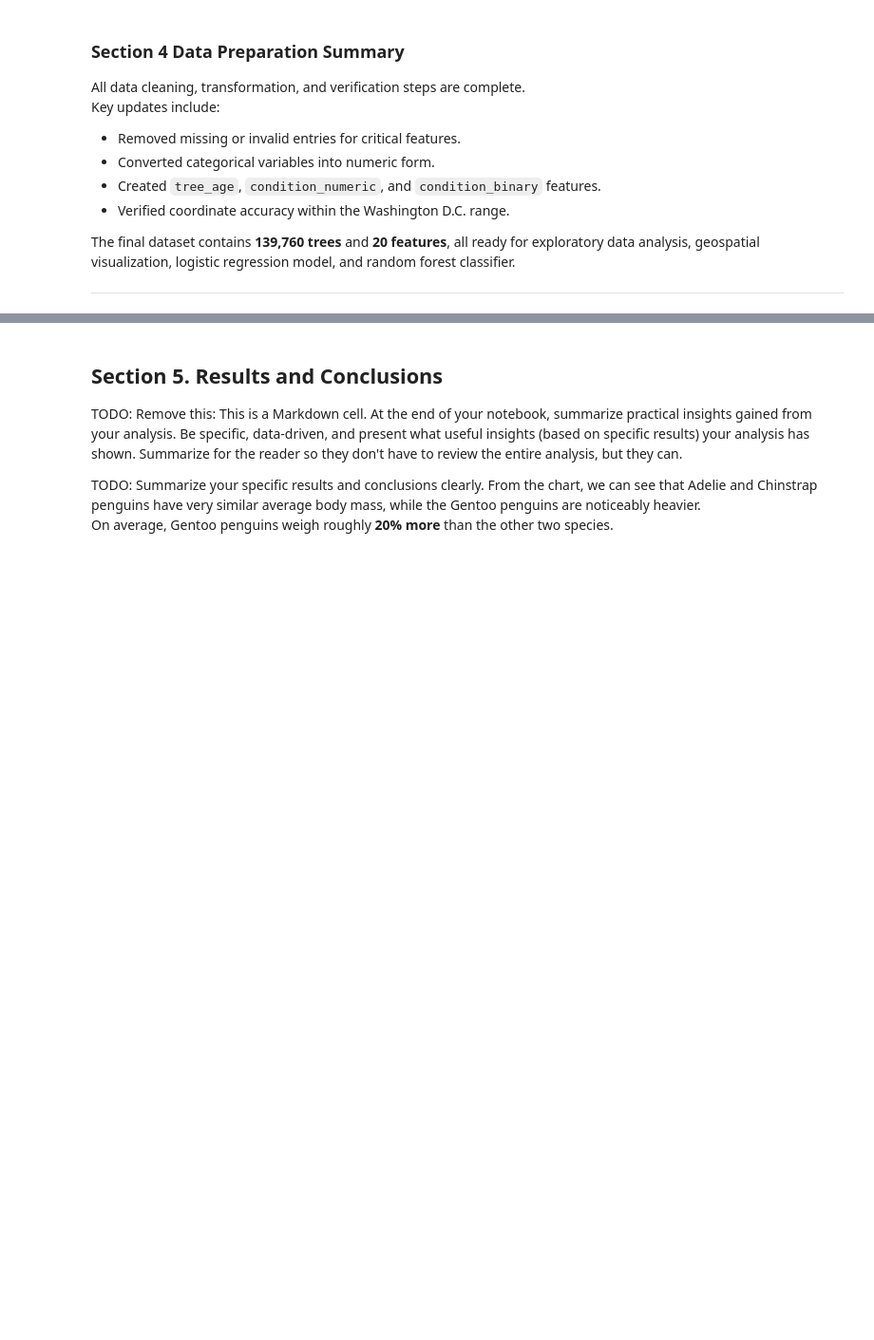
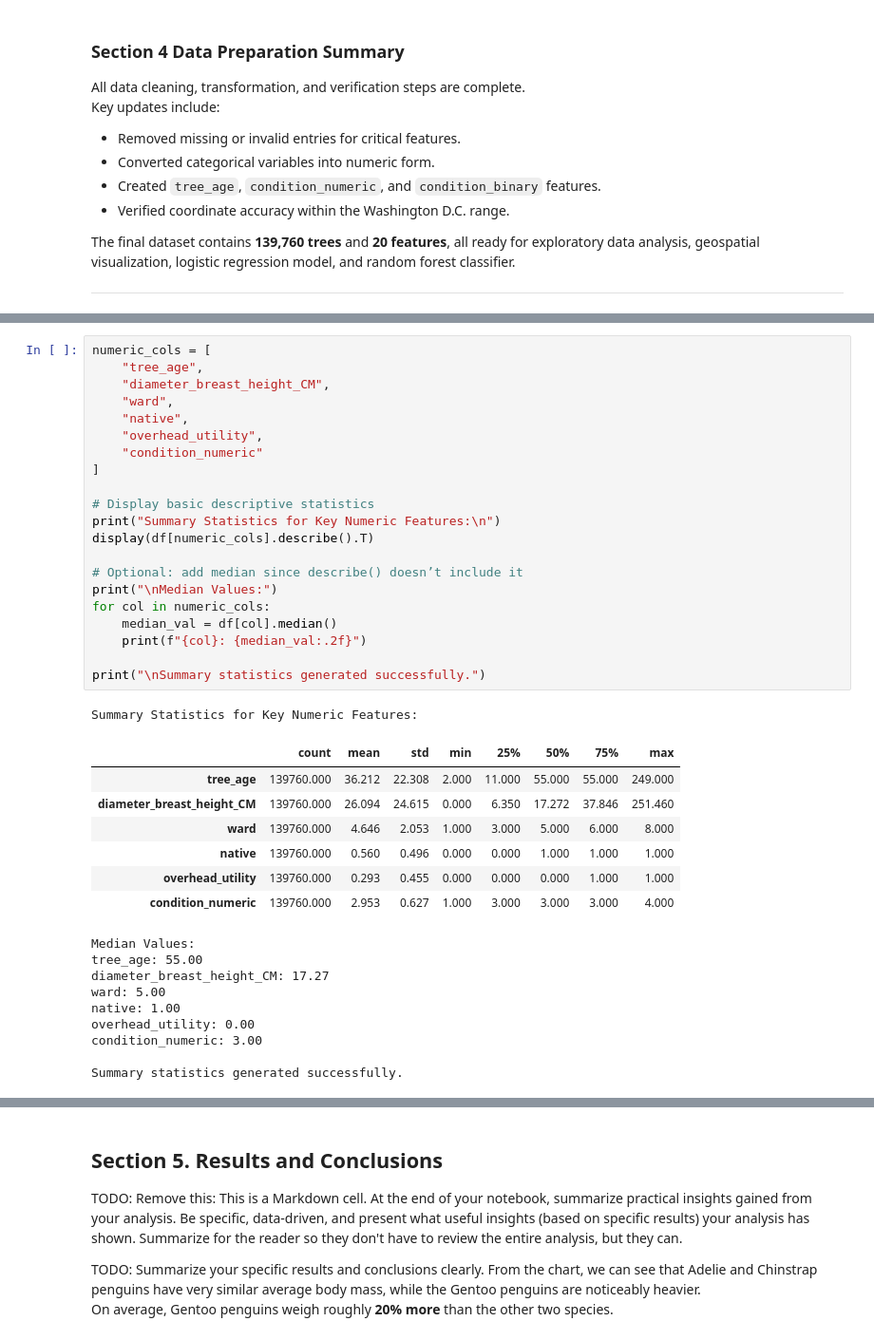
Before and after one commit to SchroderJ-pixel/Urban-Tree-Health-, a Jupyter notebook: notebooks/urban_trees_notebook.ipynb, the cells around one changed output, grey strips where cells are left out. Shown at 95% size. Cells and saved outputs as stored; diff of their text form; blank space fills up the shorter version.

```diff
--- a/notebooks/urban_trees_notebook.ipynb
+++ b/notebooks/urban_trees_notebook.ipynb
@@ -432,0 +404,39 @@ NameError: name 'Axes' is not defined
+# %%
+numeric_cols = [
+    "tree_age",
+    "diameter_breast_height_CM",
+    "ward",
+    "native",
+    "overhead_utility",
+    "condition_numeric"
+]
+
+# Display basic descriptive statistics
+print("Summary Statistics for Key Numeric Features:\n")
+display(df[numeric_cols].describe().T)
+
+# Optional: add median since describe() doesn’t include it
+print("\nMedian Values:")
+for col in numeric_cols:
+    median_val = df[col].median()
+    print(f"{col}: {median_val:.2f}")
+
+print("\nSummary statistics generated successfully.")
+# %% [output]
+Summary Statistics for Key Numeric Features:
+|  | count | mean | std | min | 25% | 50% | 75% | max |
+| tree_age | 139760.000 | 36.212 | 22.308 | 2.000 | 11.000 | 55.000 | 55.000 | 249.000 |
+| diameter_breast_height_CM | 139760.000 | 26.094 | 24.615 | 0.000 | 6.350 | 17.272 | 37.846 | 251.460 |
+| ward | 139760.000 | 4.646 | 2.053 | 1.000 | 3.000 | 5.000 | 6.000 | 8.000 |
+| native | 139760.000 | 0.560 | 0.496 | 0.000 | 0.000 | 1.000 | 1.000 | 1.000 |
+| overhead_utility | 139760.000 | 0.293 | 0.455 | 0.000 | 0.000 | 0.000 | 1.000 | 1.000 |
+| condition_numeric | 139760.000 | 2.953 | 0.627 | 1.000 | 3.000 | 3.000 | 3.000 | 4.000 |
+Median Values:
+tree_age: 55.00
+diameter_breast_height_CM: 17.27
+ward: 5.00
+native: 1.00
+overhead_utility: 0.00
+condition_numeric: 3.00
+
+Summary statistics generated successfully.
```
Also changed, not shown: parts of 16 cells of this notebook.
